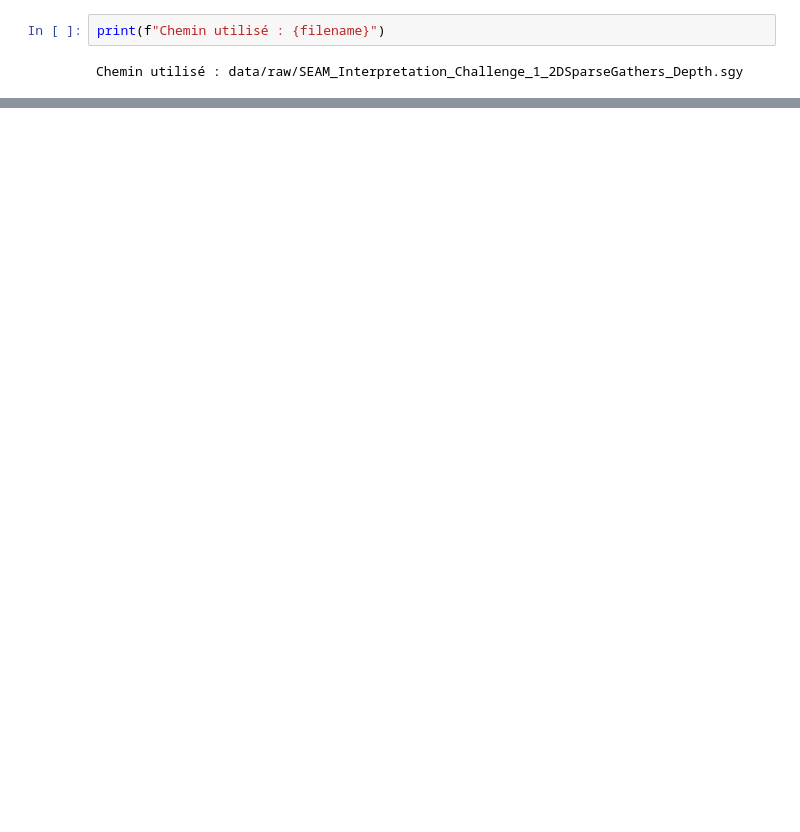
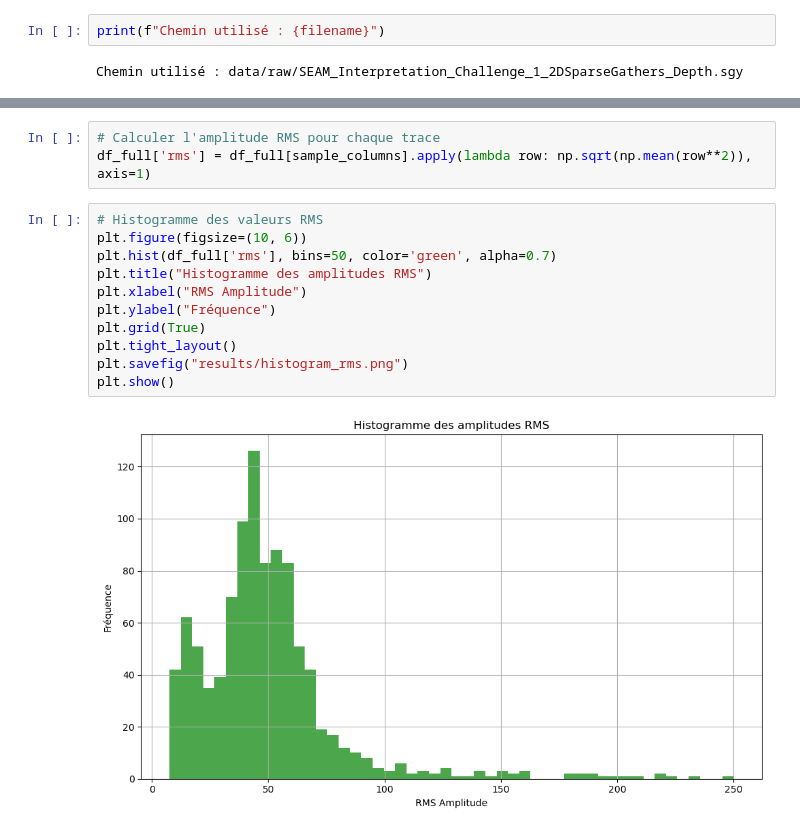
Before and after one commit to ipatriqIP/seam_project, a Jupyter notebook: notebooks/seismic_section_2d.ipynb, the cells around one changed output, grey strips where cells are left out. Cells and saved outputs as stored; diff of their text form; blank space fills up the shorter version.

```diff
--- a/notebooks/seismic_section_2d.ipynb
+++ b/notebooks/seismic_section_2d.ipynb
@@ -55,0 +360,16 @@ Trace 1 header :
+# %%
+# Calculer l'amplitude RMS pour chaque trace
+df_full['rms'] = df_full[sample_columns].apply(lambda row: np.sqrt(np.mean(row**2)), axis=1)
+# %%
+# Histogramme des valeurs RMS
+plt.figure(figsize=(10, 6))
+plt.hist(df_full['rms'], bins=50, color='green', alpha=0.7)
+plt.title("Histogramme des amplitudes RMS")
+plt.xlabel("RMS Amplitude")
+plt.ylabel("Fréquence")
+plt.grid(True)
+plt.tight_layout()
+plt.savefig("results/histogram_rms.png")
+plt.show()
+# %% [output]
+[figure, added]
```
Also changed, not shown: parts of 48 cells of this notebook, 6 other files.
